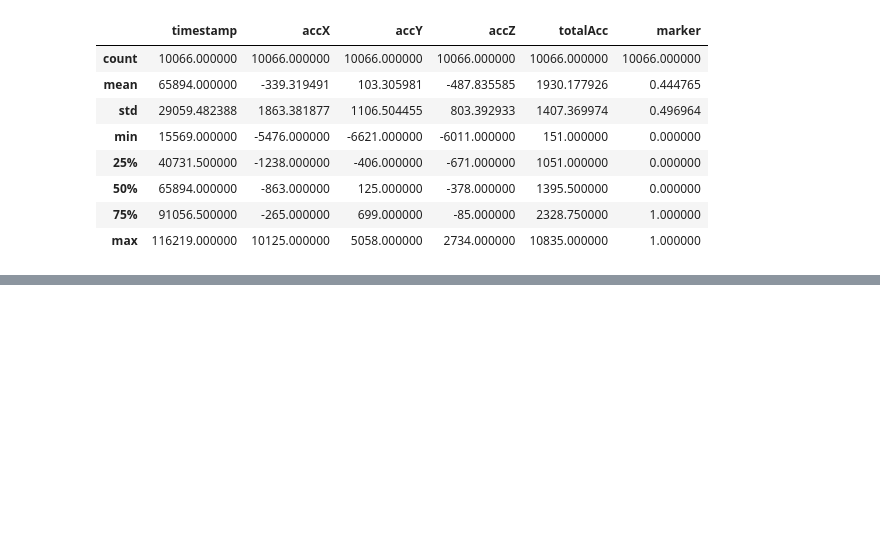
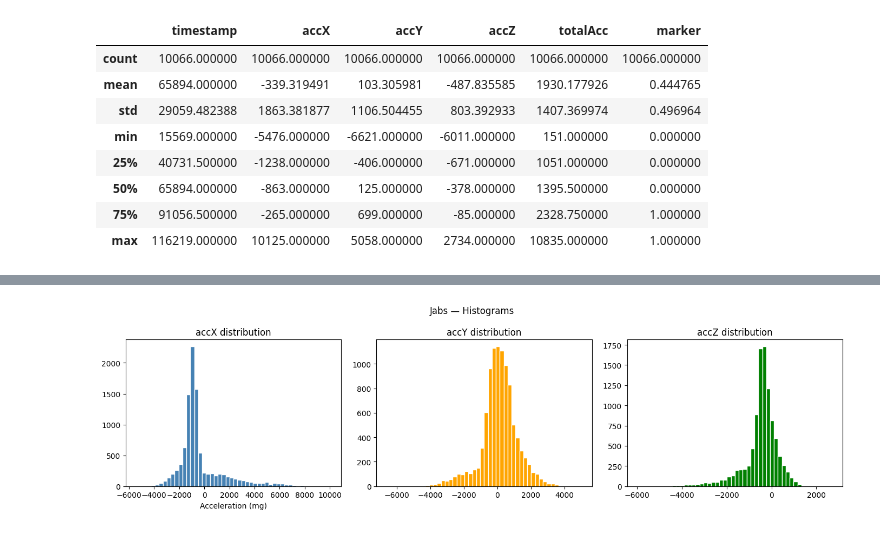
Before and after one commit to mickeydn/Boxing_glove, a Jupyter notebook: analysis/notebooks/initalpandas.ipynb, the cells around one changed output, grey strips where cells are left out. Drawn from its saved outputs; the diff is of its cells as text; code cells hidden in the pictures; blank space fills up the shorter version.

```diff
--- a/analysis/notebooks/initalpandas.ipynb
+++ b/analysis/notebooks/initalpandas.ipynb
@@ -31,0 +90,18 @@ df.describe()
+# %%
+fig, axes = plt.subplots(1, 3, figsize=(14, 4))
+
+axes[0].hist(df_jab['accX'], bins=50, color='steelblue', edgecolor='white')
+axes[0].set_title('accX distribution')
+axes[0].set_xlabel('Acceleration (mg)')
+
+axes[1].hist(df_jab['accY'], bins=50, color='orange', edgecolor='white')
+axes[1].set_title('accY distribution')
+
+axes[2].hist(df_jab['accZ'], bins=50, color='green', edgecolor='white')
+axes[2].set_title('accZ distribution')
+
+plt.suptitle('Jabs — Histograms')
+plt.tight_layout()
+plt.show()
+# %% [output]
+[figure, added]
```
Also changed, not shown: parts of 40 cells of this notebook, 5 other files.
